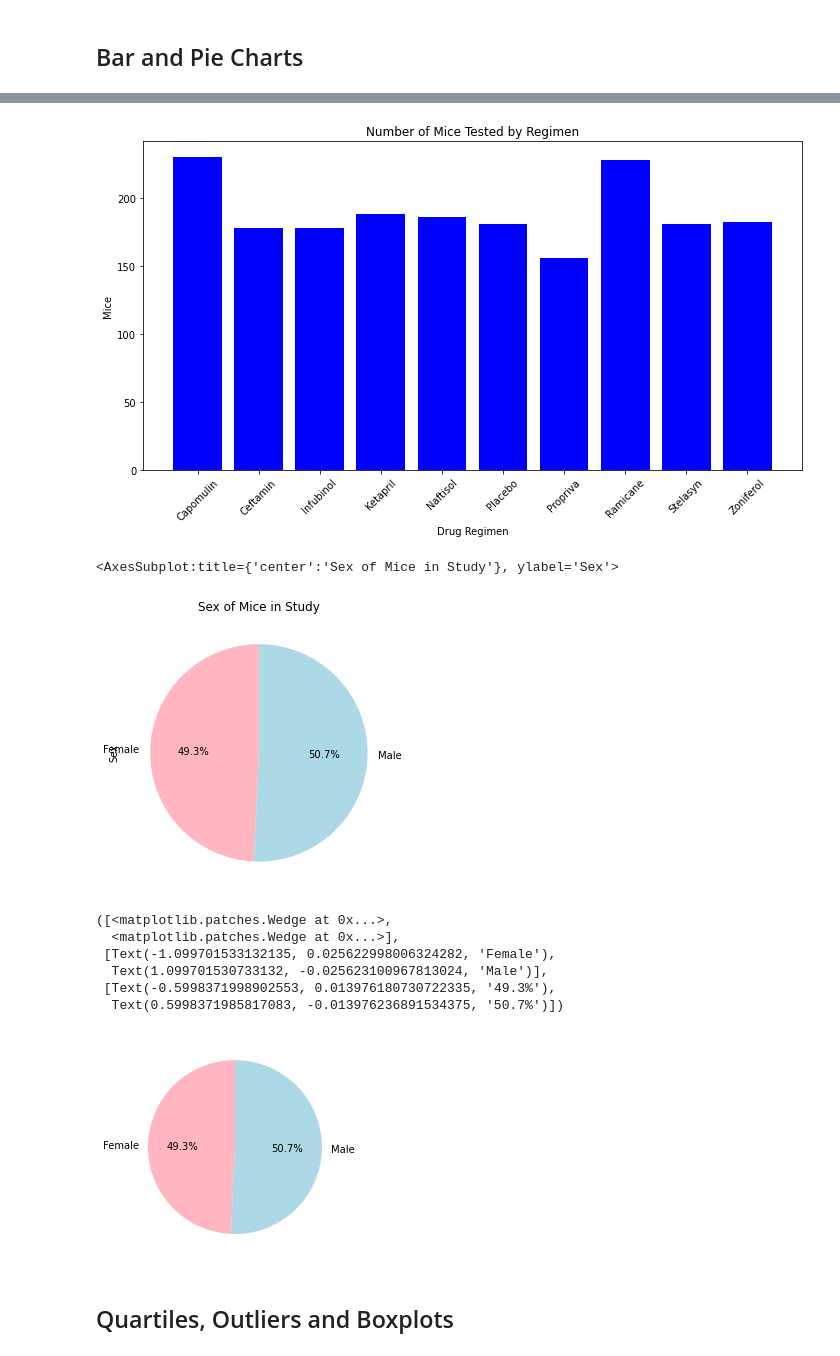
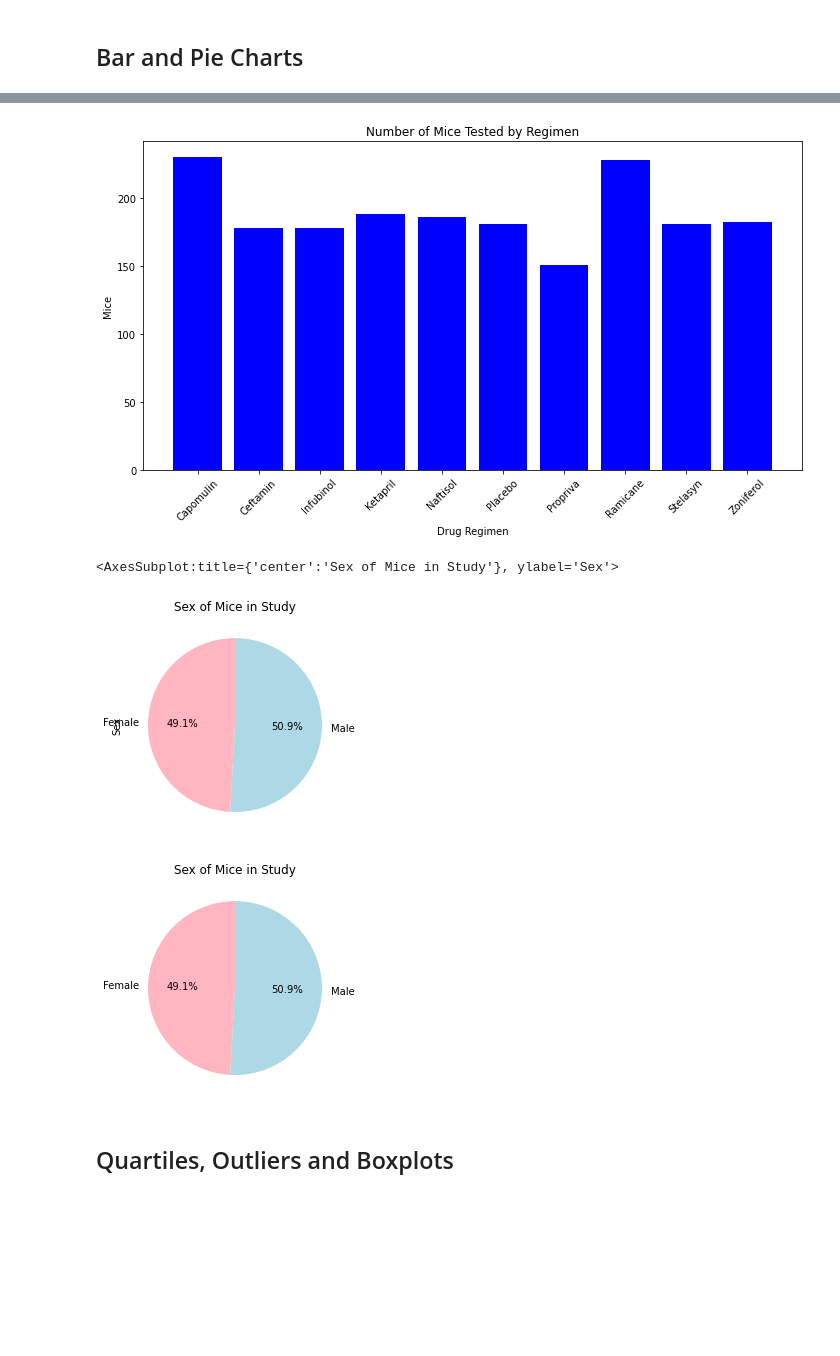
Before and after one commit to joe-m-2020/Pymaceuticals, a Jupyter notebook: pymaceuticals_starter-checkpoint-checkpoint-checkpoint.ipynb, the cells around one changed output, grey strips where cells are left out. Cells and saved outputs as stored; diff of their text form; code cells hidden in the pictures; blank space fills up the shorter version.

```diff
--- a/pymaceuticals_starter-checkpoint-checkpoint-checkpoint.ipynb
+++ b/pymaceuticals_starter-checkpoint-checkpoint-checkpoint.ipynb
@@ -74,4 +72,4 @@ duplicate_mouse_df
 # %%
 # Create a clean DataFrame by dropping the duplicate mouse by its ID.
-cl_mouse_study_df = mouse_study_df.sort_values('Mouse ID').drop_duplicates(subset=['Mouse ID', 'Timepoint'], keep='last')
-cl_mouse_study_df
+
+cl_mouse_study_df = mouse_study_df.loc[mouse_study_df['Mouse ID']!='g989']
@@ -188,30 +172,27 @@ plt.title("Number of Mice Tested by Regimen")
 plt.xticks(rotation=45)
 plt.tight_layout()
 # %% [output]
-[figure, old version]
+[figure, new version]
 # %%
 # Generate a pie plot showing the distribution of female versus male mice using pandas
 sex_df = cl_mouse_study_df.groupby(["Sex"])
 sex_count = sex_df["Sex"].count()
 colors = ['lightpink','lightblue']
-sex_count.plot.pie(y=sex_count,figsize=(5,5),startangle=90,colors=colors,autopct="%1.1f%%",title="Sex of Mice in Study")
+sex_count.plot.pie(y=sex_count,startangle=90,colors=colors,autopct="%1.1f%%",title="Sex of Mice in Study")
 # %% [output]
 <AxesSubplot:title={'center':'Sex of Mice in Study'}, ylabel='Sex'>
-[figure, old version]
+[figure, new version]
 # %%
 # Generate a pie plot showing the distribution of female versus male mice using pyplot
 
 sexes=sex_count.index
 
 plt.pie(sex_count,labels=sexes,colors=colors,autopct="%1.1f%%",startangle=90)
+plt.title("Sex of Mice in Study")
+
+plt.show()
 # %% [output]
-([<matplotlib.patches.Wedge at 0x...>,
-  <matplotlib.patches.Wedge at 0x...>],
- [Text(-1.099701533132135, 0.025622998006324282, 'Female'),
-  Text(1.099701530733132, -0.025623100967813024, 'Male')],
- [Text(-0.5998371998902553, 0.013976180730722335, '49.3%'),
-  Text(0.5998371985817083, -0.013976236891534375, '50.7%')])
-[figure, old version]
+[figure, new version]
 # %% [markdown]
 ## Quartiles, Outliers and Boxplots
 # %%
```
Also changed, not shown: parts of 10 cells of this notebook.
